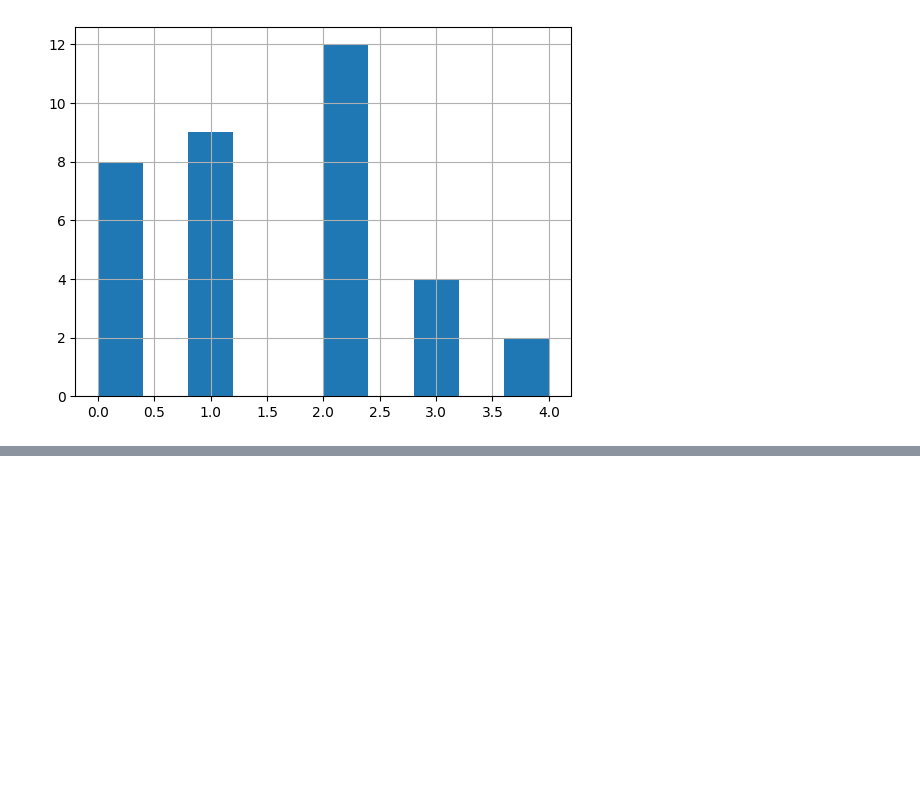
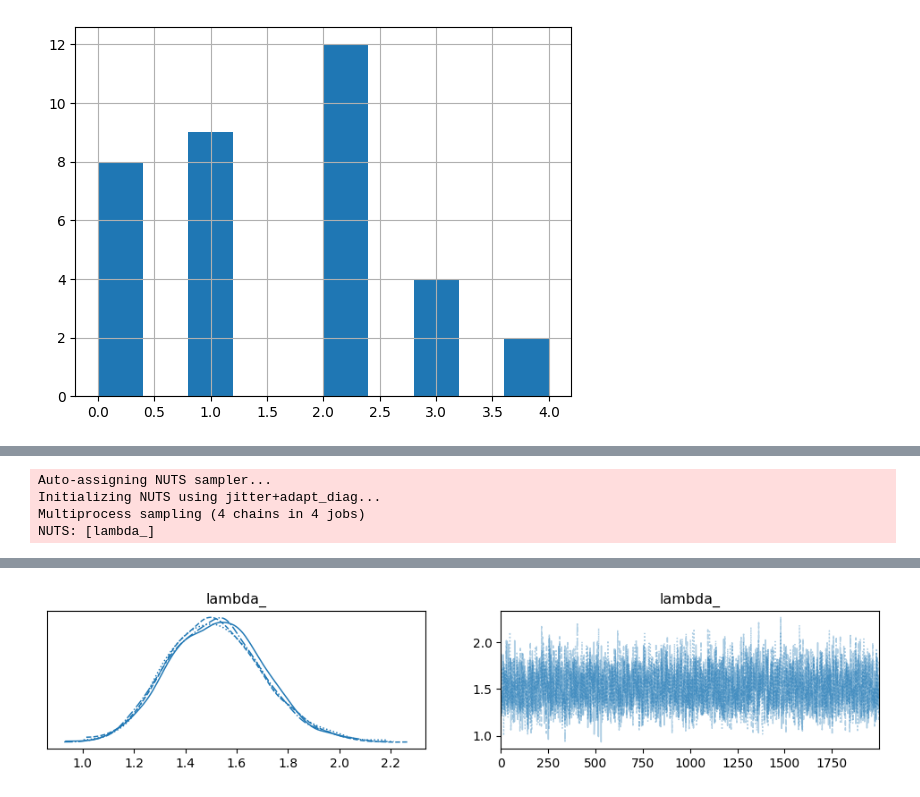
Before and after one commit to batman0911/social_stats, a Jupyter notebook: sfe/main.ipynb, the cells around one changed output, grey strips where cells are left out. Saved outputs shown, nothing was run; the diff lists cells and outputs as text; code cells hidden in the pictures; blank space fills up the shorter version.

Commit message:
pymc for lambda

```diff
--- a/sfe/main.ipynb
+++ b/sfe/main.ipynb
@@ -171,0 +180,20 @@ df1_train.hist()
+# %%
+model = pm.Model()
+
+with model:
+  lambda_ = pm.Uniform(name='lambda_', lower=0, upper=10)
+
+  # likelihood
+  y_obs = pm.Poisson(name='y_obs', mu=lambda_, observed=df1)
+# %%
+import matplotlib.pyplot as plt
+
+with model:
+    trace = pm.sample(2000, chains = 4, tune = 1000)
+    pm.plot_trace(trace)
+    plt.show()
+# %% [output]
+Auto-assigning NUTS sampler...
+Initializing NUTS using jitter+adapt_diag...
+Multiprocess sampling (4 chains in 4 jobs)
+NUTS: [lambda_]
@@ -171,0 +202 @@ df1_train.hist()
+[figure, added]
```
Also changed, not shown: parts of 5 cells of this notebook.
